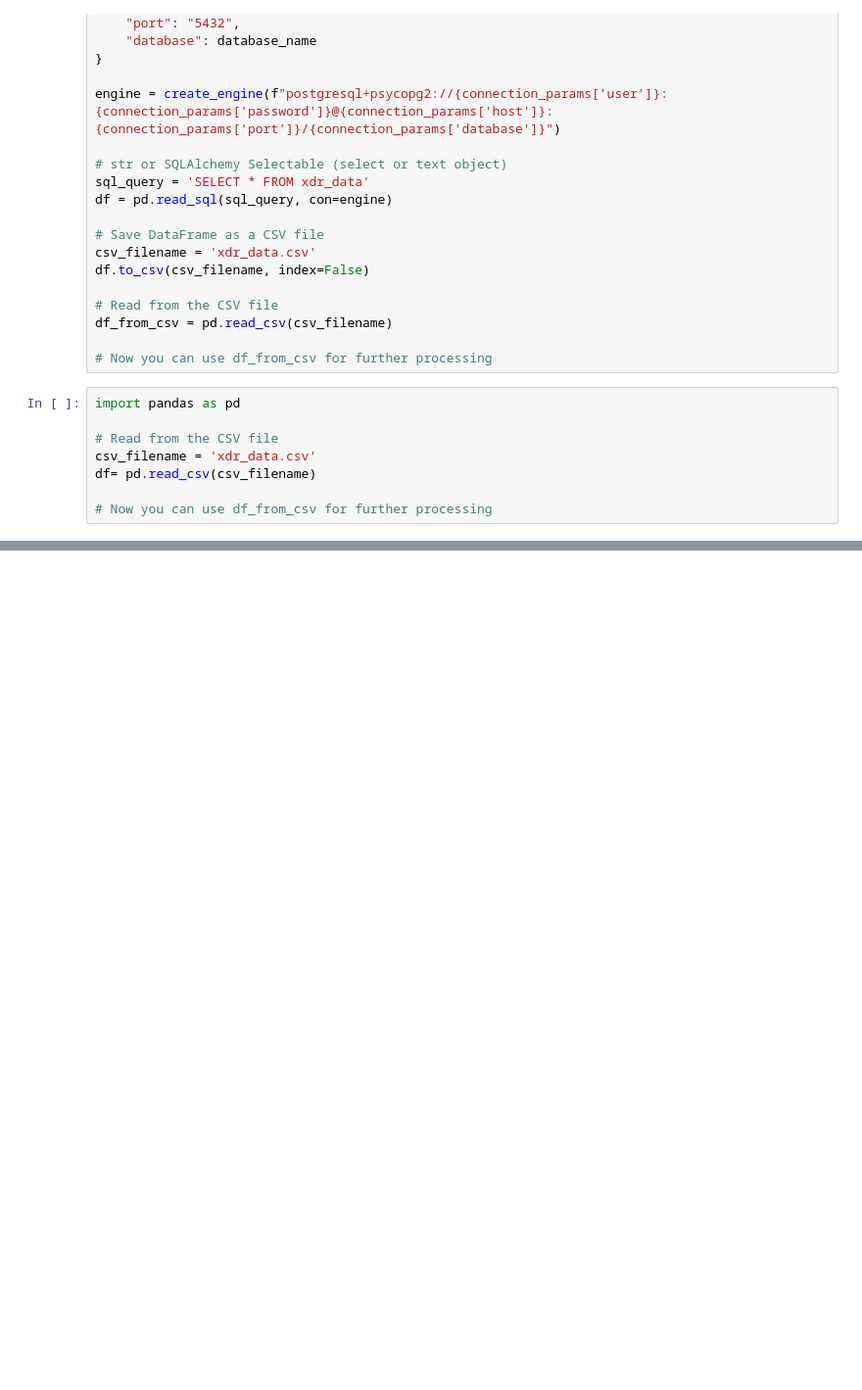
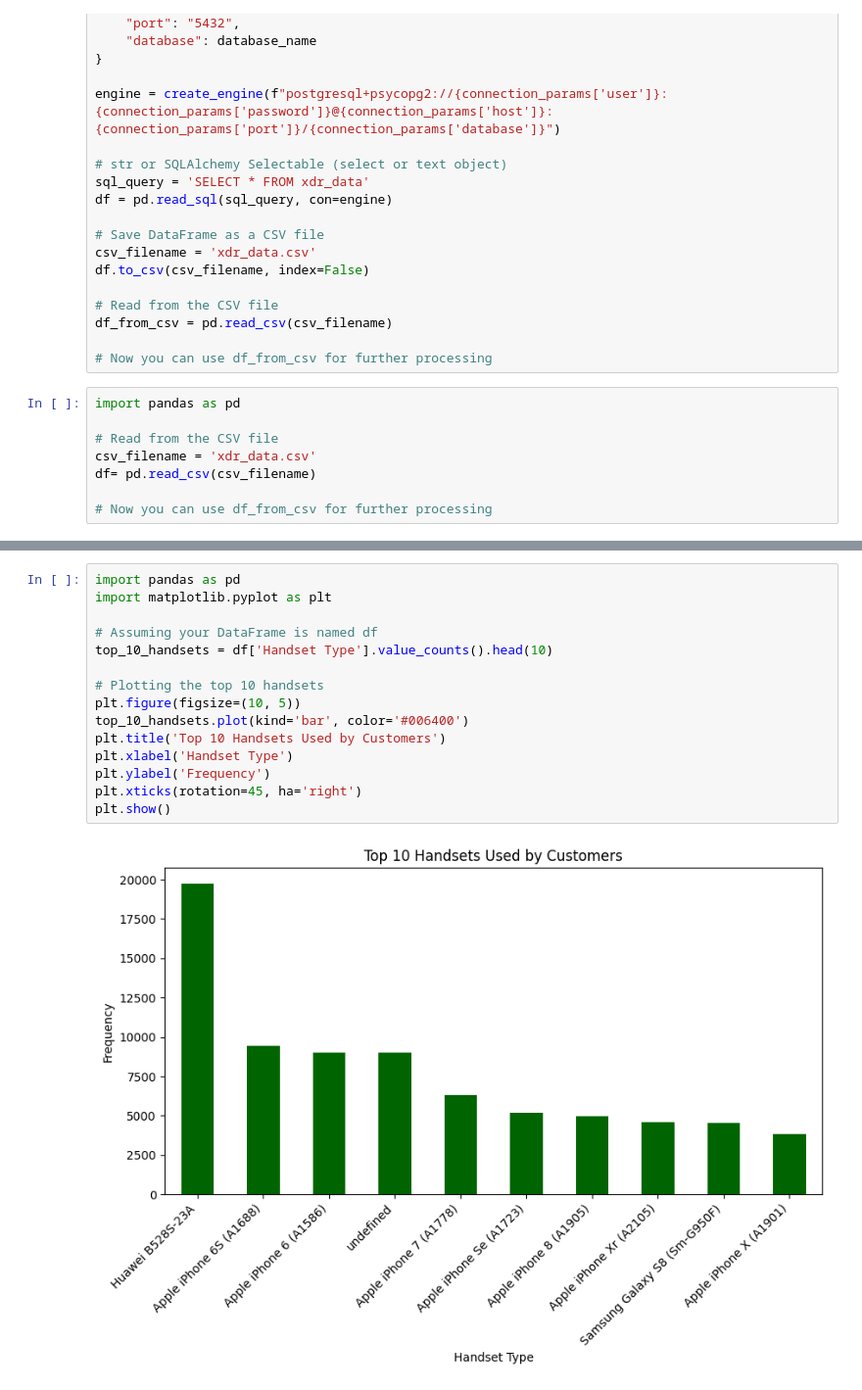
Before and after one commit to slykkkk/telecom_week1, a Jupyter notebook: notebooks/EDA.ipynb, the cells around one changed output, grey strips where cells are left out. Shown at 98% size. Cells and saved outputs as stored; diff of their text form; blank space fills up the shorter version.

```diff
--- a/notebooks/EDA.ipynb
+++ b/notebooks/EDA.ipynb
@@ -53,0 +38,17 @@ df
+# %%
+import pandas as pd
+import matplotlib.pyplot as plt
+
+# Assuming your DataFrame is named df
+top_10_handsets = df['Handset Type'].value_counts().head(10)
+
+# Plotting the top 10 handsets
+plt.figure(figsize=(10, 5))
+top_10_handsets.plot(kind='bar', color='#006400')
+plt.title('Top 10 Handsets Used by Customers')
+plt.xlabel('Handset Type')
+plt.ylabel('Frequency')
+plt.xticks(rotation=45, ha='right')
+plt.show()
+# %% [output]
+[figure, added]
```
Also changed, not shown: parts of 3 cells of this notebook, 4 other files.
